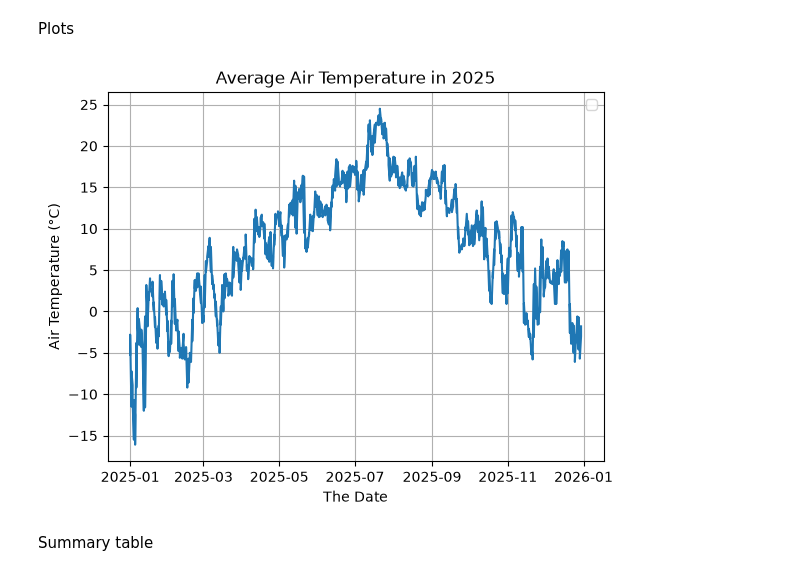
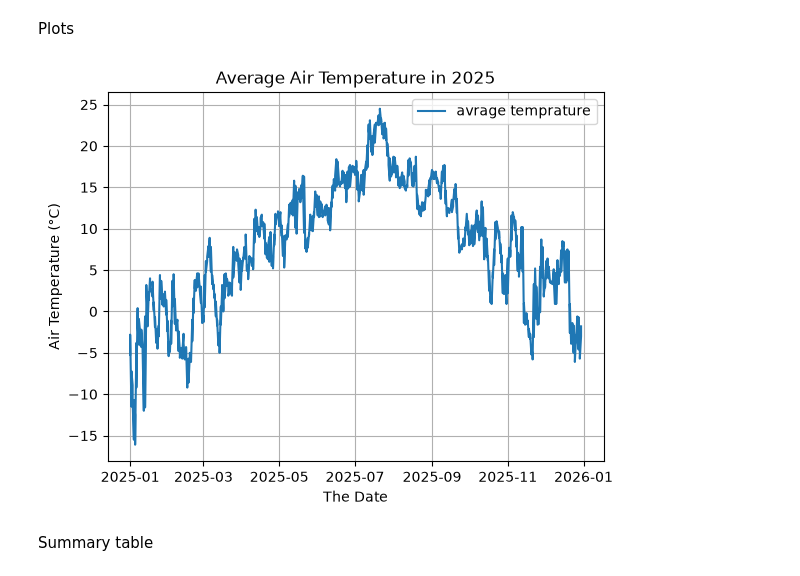
Before and after one commit to adriannv22/Inf201_deliverabal1, a Jupyter notebook: inf201_deliverabel_1.ipynb, the cells around one changed output. Drawn from its saved outputs; the diff is of its cells as text; code cells hidden in the pictures.

```diff
--- a/inf201_deliverabel_1.ipynb
+++ b/inf201_deliverabel_1.ipynb
@@ -81,15 +81,15 @@ Data retrieved from frost.met.no!
 Plots
 # %%
 #Plot the average air temperature data for 2025 using matplotlib library.
-plt.plot(temp_df['referenceTime'], temp_df['value'])
+plt.plot(temp_df['referenceTime'], temp_df['value'], label='avrage temprature')
 plt.title('Average Air Temperature in 2025')
 plt.xlabel('The Date')
 plt.ylabel('Air Temperature (°C)')
 plt.legend()
 plt.grid()
 plt.show()
 # %% [output]
-[figure, old version]
+[figure, new version]
 # %% [markdown]
 Summary table
 # %%
```
Also changed, not shown: parts of 1 cell of this notebook.
